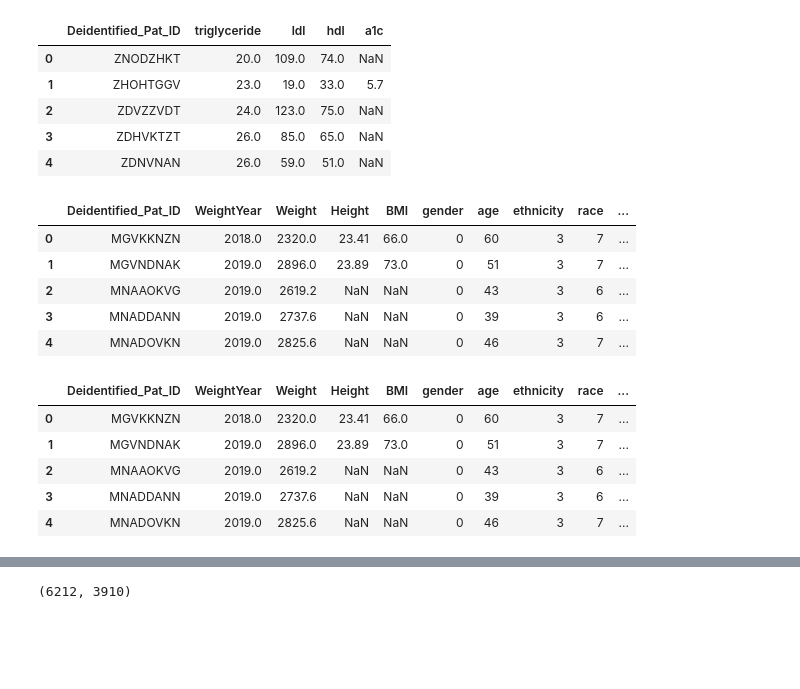
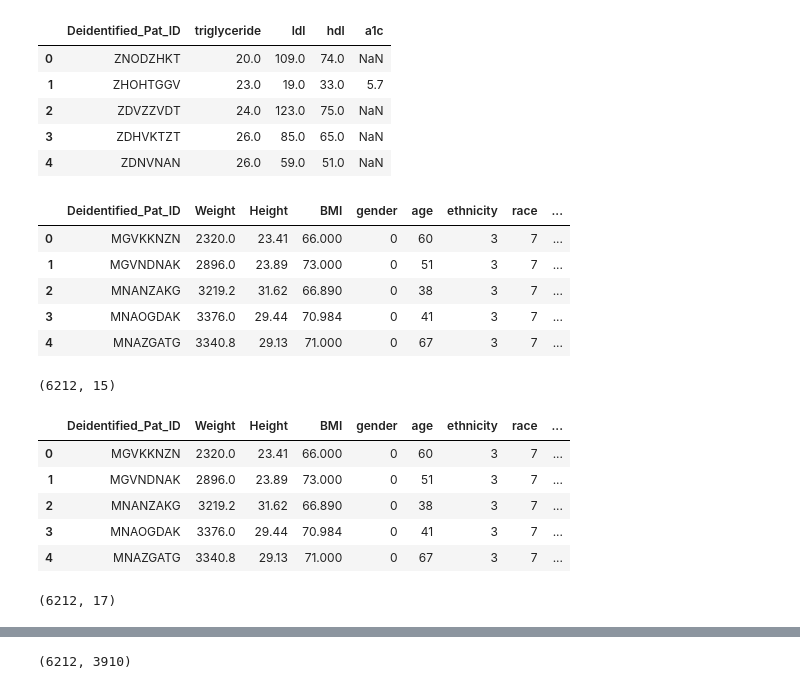
Before and after one commit to mycstar/t2d, a Jupyter notebook: src/diabetes.ipynb, the cells around one changed output, grey strips where cells are left out. Cells and saved outputs as stored; diff of their text form; code cells hidden in the pictures; blank space fills up the shorter version.

```diff
--- a/src/diabetes.ipynb
+++ b/src/diabetes.ipynb
@@ -57,8 +47,19 @@ output = '/data/data1/diabetes/EMR-data2/diabetes_feature1.csv'
+# %%
+pre_p = '/mnt/volume1/T2D/EMR-data2/'
+Cholesterol_file_p = pre_p+'Cholesterol.csv'
+BP_file_p = pre_p+'BP.csv'
+glucose_p = pre_p+'Glucose.csv'
+FamilyHist_file_p = pre_p+'FamilyHist.csv'
+#OralGlucose_file_p = pre_p+'OralGlucose.csv'
+PatPopulation_file_p = pre_p+'PatPopulation.csv'
+Vitals_file_p = pre_p+'Vitals.csv'
+genome_header = '/mnt/volume1/T2D/header.txt'
+output = '/mnt/volume1/T2D/cleanData/feature_max.csv'
 # %%
 Cholesterol_pd = pd.read_csv(Cholesterol_file_p, sep=',')
 BP_pd = pd.read_csv(BP_file_p, sep=',')
-gulcose_pd = pd.read_csv(gulcose_p, sep=',')
+glucose_pd = pd.read_csv(glucose_p, sep=',')
 FamilyHist_pd = pd.read_csv(FamilyHist_file_p, sep=',')
-OralGlucose_pd = pd.read_csv(OralGlucose_file_p, sep=',')
+#OralGlucose_pd = pd.read_csv(OralGlucose_file_p, sep=',')
 PatPopulation_pd = pd.read_csv(PatPopulation_file_p, sep=',')
 Vitals_pd = pd.read_csv(Vitals_file_p, sep=',')
@@ -143,0 +139,2 @@ len(pd.Series(Vitals_pd["Deidentified_Pat_ID"].tolist()).sort_values().unique())
+# %%
+Vitals_pd = Vitals_pd[['Deidentified_Pat_ID','Weight','Height','BMI']]
@@ -156,4 +156,0 @@ res.head()
-# %%
-res = pd.merge(Vitals_pd,PatPopulation_pd, how='outer',on=['Deidentified_Pat_ID'])
-#res = res[[ 'Deidentified_Pat_ID', 'triglyceride','ldl', 'hdl','a1c']]
-res.head()
@@ -222,23 +220,31 @@ res = pd.merge(res,Cholesterol_pd, how='outer',on=['Deidentified_Pat_ID'])
 #res = res[[ 'Deidentified_Pat_ID', 'triglyceride','ldl', 'hdl','a1c']]
 res.head()
 # %% [output]
-|  | Deidentified_Pat_ID | WeightYear | Weight | Height | BMI | gender | age | ethnicity | race | ... |
-| 0 | MGVKKNZN | 2018.0 | 2320.0 | 23.41 | 66.0 | 0 | 60 | 3 | 7 | ... |
-| 1 | MGVNDNAK | 2019.0 | 2896.0 | 23.89 | 73.0 | 0 | 51 | 3 | 7 | ... |
-| 2 | MNAAOKVG | 2019.0 | 2619.2 | NaN | NaN | 0 | 43 | 3 | 6 | ... |
-| 3 | MNADDANN | 2019.0 | 2737.6 | NaN | NaN | 0 | 39 | 3 | 6 | ... |
-| 4 | MNADOVKN | 2019.0 | 2825.6 | NaN | NaN | 0 | 46 | 3 | 7 | ... |
+|  | Deidentified_Pat_ID | Weight | Height | BMI | gender | age | ethnicity | race | ... |
+| 0 | MGVKKNZN | 2320.0 | 23.41 | 66.000 | 0 | 60 | 3 | 7 | ... |
+| 1 | MGVNDNAK | 2896.0 | 23.89 | 73.000 | 0 | 51 | 3 | 7 | ... |
+| 2 | MNANZAKG | 3219.2 | 31.62 | 66.890 | 0 | 38 | 3 | 7 | ... |
+| 3 | MNAOGDAK | 3376.0 | 29.44 | 70.984 | 0 | 41 | 3 | 7 | ... |
+| 4 | MNAZGATG | 3340.8 | 29.13 | 71.000 | 0 | 67 | 3 | 7 | ... |
+# %%
+res.shape
+# %% [output]
+(6212, 15)
 # %%
-res = pd.merge(res,gulcose_pd, how='outer',on=['Deidentified_Pat_ID'])
+res = pd.merge(res,glucose_pd, how='outer',on=['Deidentified_Pat_ID'])
 #res = res[[ 'Deidentified_Pat_ID', 'triglyceride','ldl', 'hdl','a1c']]
 res.head()
 # %% [output]
-|  | Deidentified_Pat_ID | WeightYear | Weight | Height | BMI | gender | age | ethnicity | race | ... |
-| 0 | MGVKKNZN | 2018.0 | 2320.0 | 23.41 | 66.0 | 0 | 60 | 3 | 7 | ... |
-| 1 | MGVNDNAK | 2019.0 | 2896.0 | 23.89 | 73.0 | 0 | 51 | 3 | 7 | ... |
-| 2 | MNAAOKVG | 2019.0 | 2619.2 | NaN | NaN | 0 | 43 | 3 | 6 | ... |
-| 3 | MNADDANN | 2019.0 | 2737.6 | NaN | NaN | 0 | 39 | 3 | 6 | ... |
-| 4 | MNADOVKN | 2019.0 | 2825.6 | NaN | NaN | 0 | 46 | 3 | 7 | ... |
+|  | Deidentified_Pat_ID | Weight | Height | BMI | gender | age | ethnicity | race | ... |
+| 0 | MGVKKNZN | 2320.0 | 23.41 | 66.000 | 0 | 60 | 3 | 7 | ... |
+| 1 | MGVNDNAK | 2896.0 | 23.89 | 73.000 | 0 | 51 | 3 | 7 | ... |
+| 2 | MNANZAKG | 3219.2 | 31.62 | 66.890 | 0 | 38 | 3 | 7 | ... |
+| 3 | MNAOGDAK | 3376.0 | 29.44 | 70.984 | 0 | 41 | 3 | 7 | ... |
+| 4 | MNAZGATG | 3340.8 | 29.13 | 71.000 | 0 | 67 | 3 | 7 | ... |
+# %%
+res.shape
+# %% [output]
+(6212, 17)
 # %%
 res.describe()
 # %% [output]
```
Also changed, not shown: parts of 30 cells of this notebook, 9 other files.
